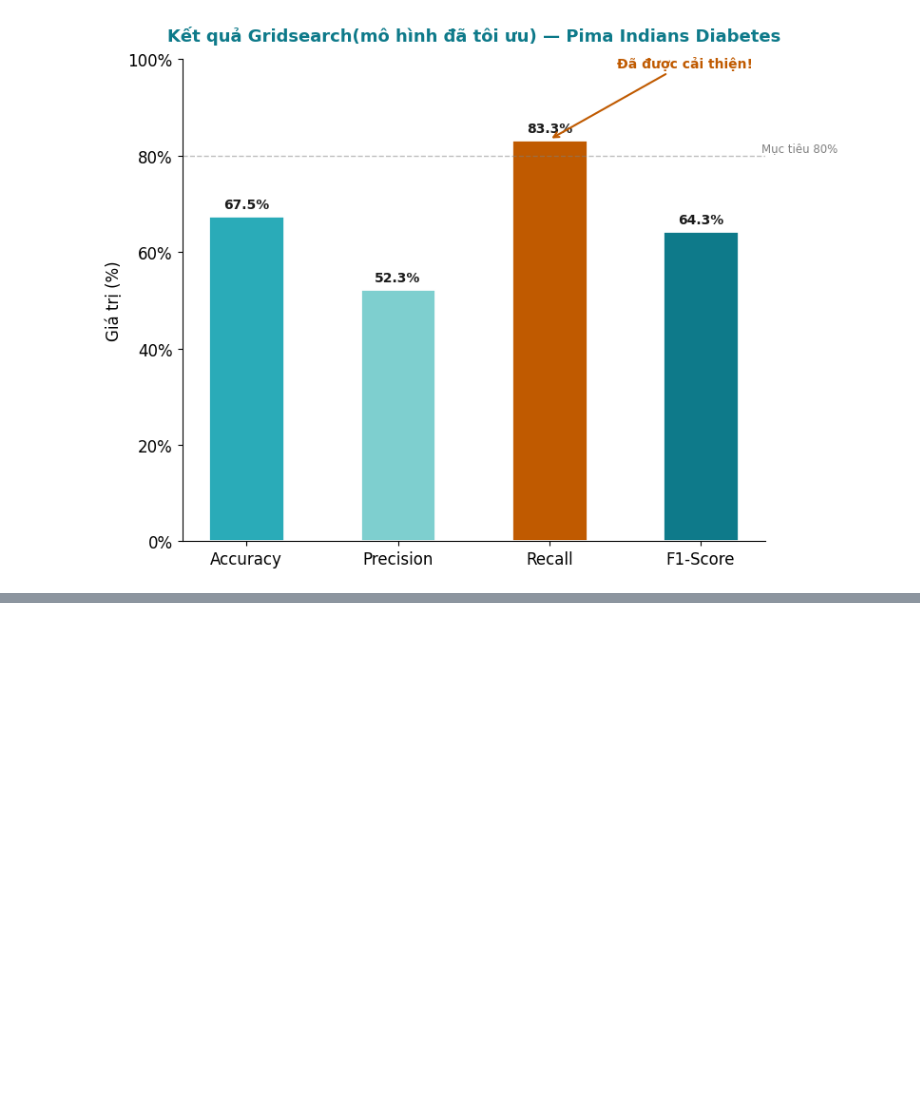
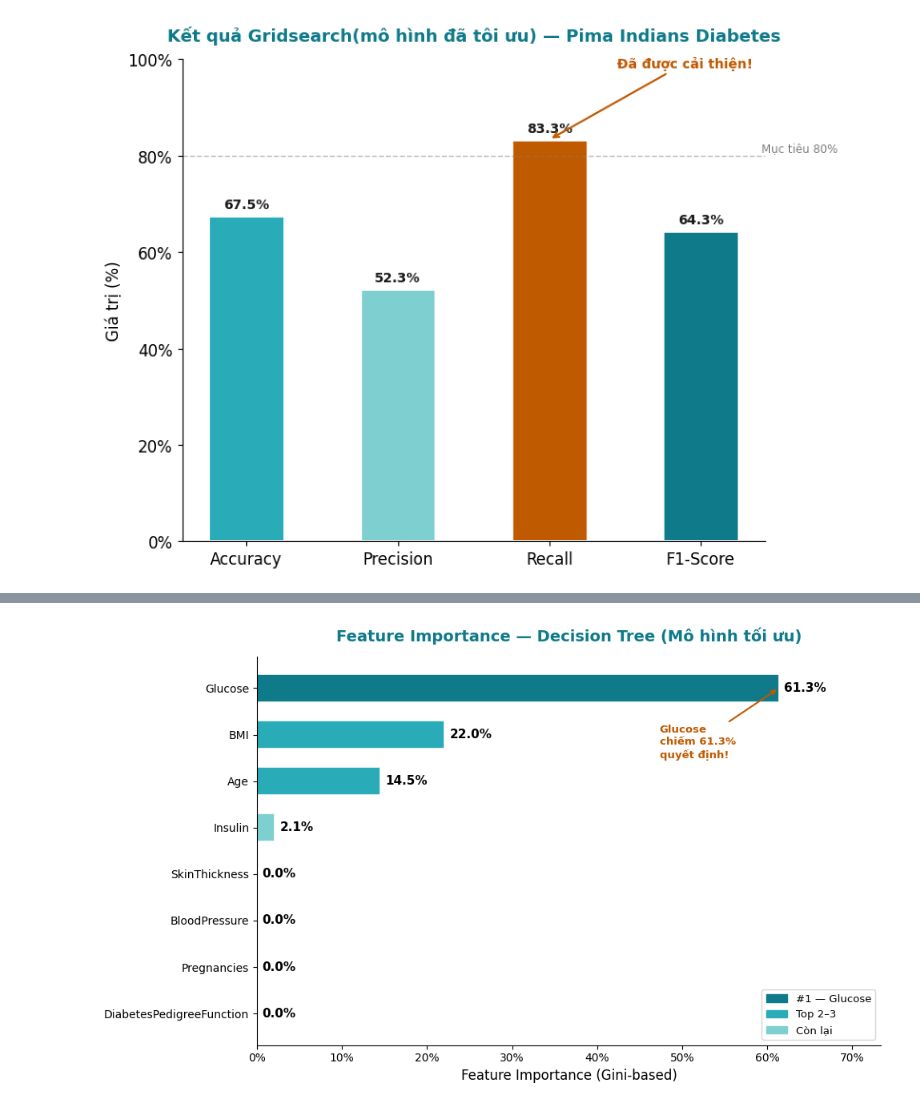
Before and after one commit to TramSt/decision-tree-pima-diabetes, a Jupyter notebook: notebooks/02_model.ipynb, the cells around one changed output, grey strips where cells are left out. Cells and saved outputs as stored; diff of their text form; code cells hidden in the pictures; blank space fills up the shorter version.

```diff
--- a/notebooks/02_model.ipynb
+++ b/notebooks/02_model.ipynb
@@ -333,0 +379,14 @@ plt.show()
+# %%
+# ── Feature Importance ───────────────────────────────────────
+importances = dt_model.feature_importances_
+
+fi_df = pd.DataFrame({
+    "Feature":    feature_names,
+    "Importance": importances
+}).sort_values("Importance", ascending=False).reset_index(drop=True)
+
+print(" Feature Importance:")
+print("-" * 50)
+for i, row in fi_df.iterrows():
+    bar = "█" * int(row["Importance"] * 50)
+    print(f"  {i+1}. {row['Feature']:<30} {row['Importance']*100:5.1f}%  {bar}")
@@ -333,0 +404,44 @@ plt.show()
+# %%
+# ── Biểu đồ Feature Importance ──────────────────────────────
+import matplotlib.patches as mpatches
+
+colors_bar = ["#0E7A8A" if i == 0 else "#2AABB8" if i <= 2 else "#7ECFCF"
+              for i in range(len(fi_df))]
+
+fig, ax = plt.subplots(figsize=(10, 6))
+
+bars = ax.barh(fi_df["Feature"][::-1], fi_df["Importance"][::-1],
+               color=colors_bar[::-1], height=0.6,
+               edgecolor="white", linewidth=1.2)
+
+for bar, val in zip(bars, fi_df["Importance"][::-1]):
+    ax.text(bar.get_width() + 0.006, bar.get_y() + bar.get_height()/2,
+            f"{val*100:.1f}%", va="center", fontsize=11, fontweight="bold")
+
+ax.set_xlabel("Feature Importance (Gini-based)", fontsize=12)
+ax.set_title("Feature Importance — Decision Tree (Mô hình tối ưu)",
+             fontsize=14, fontweight="bold", color="#0E7A8A", pad=14)
+ax.set_xlim(0, fi_df["Importance"].max() + 0.12)
+ax.xaxis.set_major_formatter(plt.FuncFormatter(lambda x, _: f"{x*100:.0f}%"))
+ax.spines["top"].set_visible(False)
+ax.spines["right"].set_visible(False)
+
+top = fi_df.iloc[0]
+ax.annotate(
+    f"{top['Feature']}\nchiếm {top['Importance']*100:.1f}%\nquyết định!",
+    xy=(top["Importance"], len(fi_df) - 1),
+    xytext=(top["Importance"] - 0.14, len(fi_df) - 2.5),
+    fontsize=9.5, color="#C05A00", fontweight="bold",
+    arrowprops=dict(arrowstyle="->", color="#C05A00", lw=1.5)
+)
+
+patches = [
+    mpatches.Patch(color="#0E7A8A", label=f"#1 — {fi_df.iloc[0]['Feature']}"),
+    mpatches.Patch(color="#2AABB8", label="Top 2–3"),
+    mpatches.Patch(color="#7ECFCF", label="Còn lại"),
+]
+ax.legend(handles=patches, loc="lower right", fontsize=9.5)
+plt.tight_layout()
+plt.show()
+# %% [output]
+[figure, added]
```
Also changed, not shown: parts of 4 cells of this notebook.
